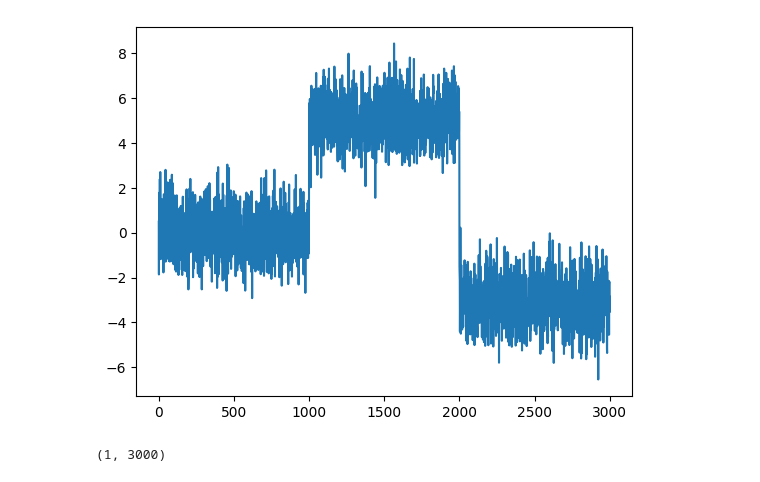
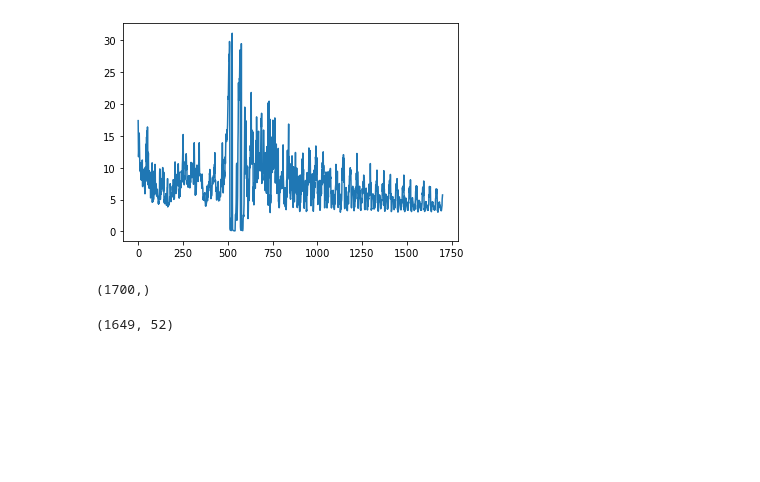
Before and after one commit to davidw0311/fault_diagnosis, a Jupyter notebook: custom_mwpca.ipynb, the cells around one changed output. Cells and saved outputs as stored; diff of their text form; code cells hidden in the pictures; blank space fills up the shorter version.

```diff
--- a/custom_mwpca.ipynb
+++ b/custom_mwpca.ipynb
@@ -1,26 +1,46 @@
 # %%
 # from rpca.omwrpca import omwrpca
 import numpy as np
 # from rpca.stoc_rpca import stoc_rpca
 # from rpca.omwrpca_cp import omwrpca_cp
 # from simulation.criteria import evaluate
 import math
 import matplotlib.pyplot as plt
+from scipy.stats import f, chi2, zscore
+import pandas as pd
 
-mydata = np.concatenate((np.random.randn(1000), np.random.randn(1000)+5))
-mydata = np.concatenate((mydata, np.random.randn(1000)-3))
+fileName = "data/torque.xlsx"
+torqueDataFrame = pd.read_excel(fileName)
+# print(torqueDataFrame)      # 3440*2
 
+torqueData = np.asarray(torqueDataFrame)
+torqueData = torqueData[:,1]
+
+# mydata = np.concatenate((np.random.randn(1000), np.random.randn(1000)+5))
+# mydata = np.concatenate((mydata, np.random.randn(1000)-3))
+
+mydata = torqueData[1500:3200]
 plt.plot(mydata)
 plt.show()
 
-mydata = np.resize(mydata, (1,len(mydata)))
 print(mydata.shape)
+# mydata = np.resize(mydata, (1,len(mydata)))
+# print(mydata.shape)
 
-window_size = 50
-M = np.zeros(window_size, len(mydata)-window_size+1)
+window_size = 52
+X = np.zeros((window_size,len(mydata)-window_size+1))
 
-for i in range(len(mydata)):
-    M[]
+for i in range(len(mydata)-window_size+1):
+    X[:,i] = mydata[i:i+window_size]
+
+# print(torqueData[:,1])
+
+def normalize(X):
+    X_mu = np.mean(X, axis=0).reshape((1, X.shape[1]))
+    X_std = np.std(X, axis=0).reshape((1, X.shape[1]))
+    Xs = (X-X_mu)/X_std
+
+    return Xs, X_mu, X_std
 # %% [output]
-[figure, old version]
+[figure, new version]
-(1, 3000)
+(1700,)
@@ -26,0 +88,4 @@ for i in range(len(mydata)):
+# %%
+X.T.shape
+# %% [output]
+(1649, 52)
```
Also changed, not shown: parts of 2 cells of this notebook, 2 other files.
